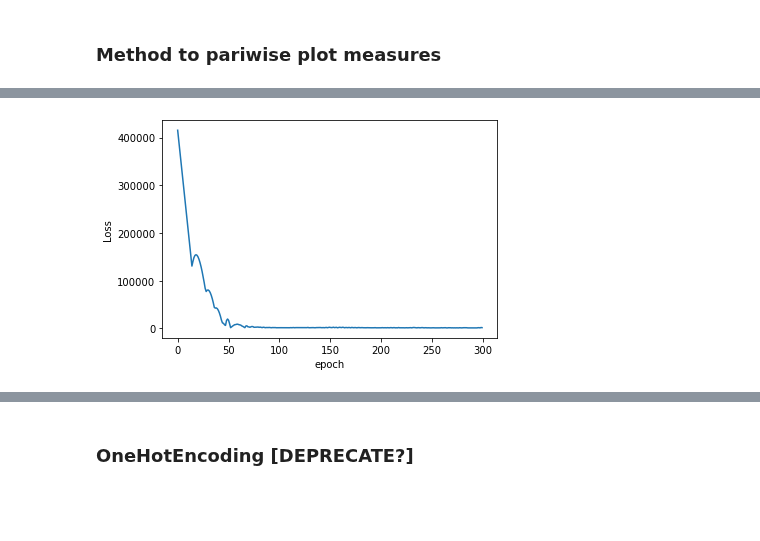
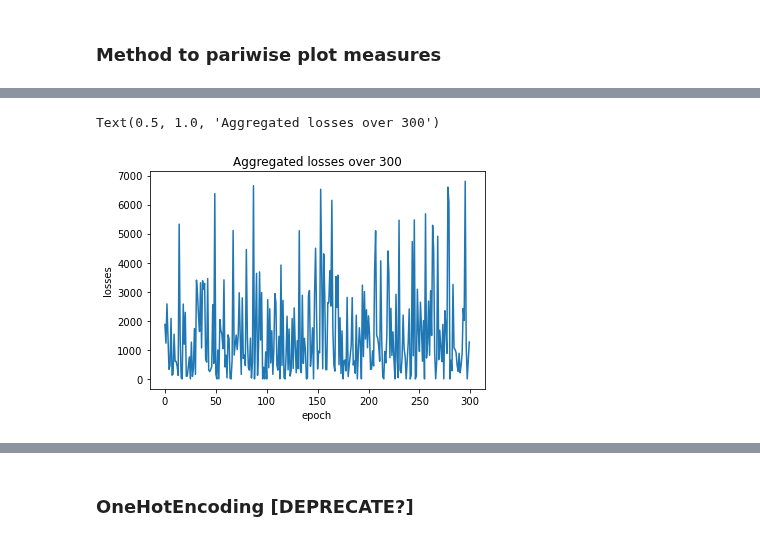
Before and after one commit to waidyanatha/quasar, a Jupyter notebook: notebooks/2c_strong_motion_classification.ipynb, the cells around one changed output, grey strips where cells are left out. Saved outputs shown, nothing was run; the diff lists cells and outputs as text; code cells hidden in the pictures; blank space fills up the shorter version.

Commit message:
OBJ2 first cut of the NN classifier with training and validation epochs. Minot changes to other notebooks.
Signed-off-by: Nuwan Waidyanatha <waidyanatha@gmail.com>

```diff
--- a/notebooks/2c_strong_motion_classification.ipynb
+++ b/notebooks/2c_strong_motion_classification.ipynb
@@ -242,0 +310,9 @@ class Net(nn.Module):
+# %%
+train_loader_input, train_loader_target = next(iter(train_loader))
+print(f"Train loader shape {train_loader_input.shape} and target loader shape {train_loader_target.shape}")
+n_in_features = train_loader_input.shape[1]     # = 51
+n_out_features = len(set(_targets))
+print(f'Building model with {n_in_features} in features and {n_out_features} out features')
+model = Net(n_in_features,n_out_features,layers=[1],p=0.4) # On CPU
+#model = Net_old(n_in_features,n_out_features,p=0.4) # On CPU
+print(f"\n{model}")
@@ -245,14 +330,0 @@ class Net(nn.Module):
-# %%
-import torch.optim as optim
-
-train_loader_input, train_loader_target = next(iter(train_loader))
-print(f"Train loader shape {train_loader_input.shape} and target loader shape {train_loader_target.shape}")
-n_in_features = train_loader_input.shape[1]     # = 51
-n_out_features = len(set(_targets))
-#n_out_features = train_loader_target.shape[0]   # = 2
-print(f'Building model with {n_in_features} in features and {n_out_features} out features')
-model = Net(n_in_features,n_out_features) # On CPU
-print(f"\n{model}\nWeights: {model.fc1.weight.shape}\nBias: {model.fc1.bias.shape}")
-
-loss_function = nn.CrossEntropyLoss()
-optimizer = torch.optim.Adam(model.parameters(), lr=0.001)
@@ -270,0 +331,15 @@ Bias: torch.Size([5])
+# %%
+import torch.optim as optim
+
+lr = 0.001
+
+# Define loss funcion
+loss_function = nn.CrossEntropyLoss()
+# define optimizer
+# TODO examine SDG and other optimizer protocols
+optimizer = torch.optim.Adam(model.parameters(), lr=lr)
+
+print(f'Optimizer with learning rate lr={lr} and Parameters')
+for name, param in model.named_parameters():
+    if param.requires_grad:
+        print(name, param.data)
@@ -319,7 +446,9 @@ epoch: 300 loss: 1756.1750488281
 # %%
 #print(len(aggregated_losses))
-plt.plot(range(epochs), aggregated_losses)
-plt.ylabel('Loss')
+plt.plot(range(epochs), train_aggr_loss)
+plt.ylabel('losses')
 plt.xlabel('epoch');
+plt.title(f'Aggregated losses over {epochs}')
 # %% [output]
+Text(0.5, 1.0, 'Aggregated losses over 300')
-[figure, old version]
+[figure, new version]
```
Also changed, not shown: parts of 18 cells of this notebook, 3 other files.
